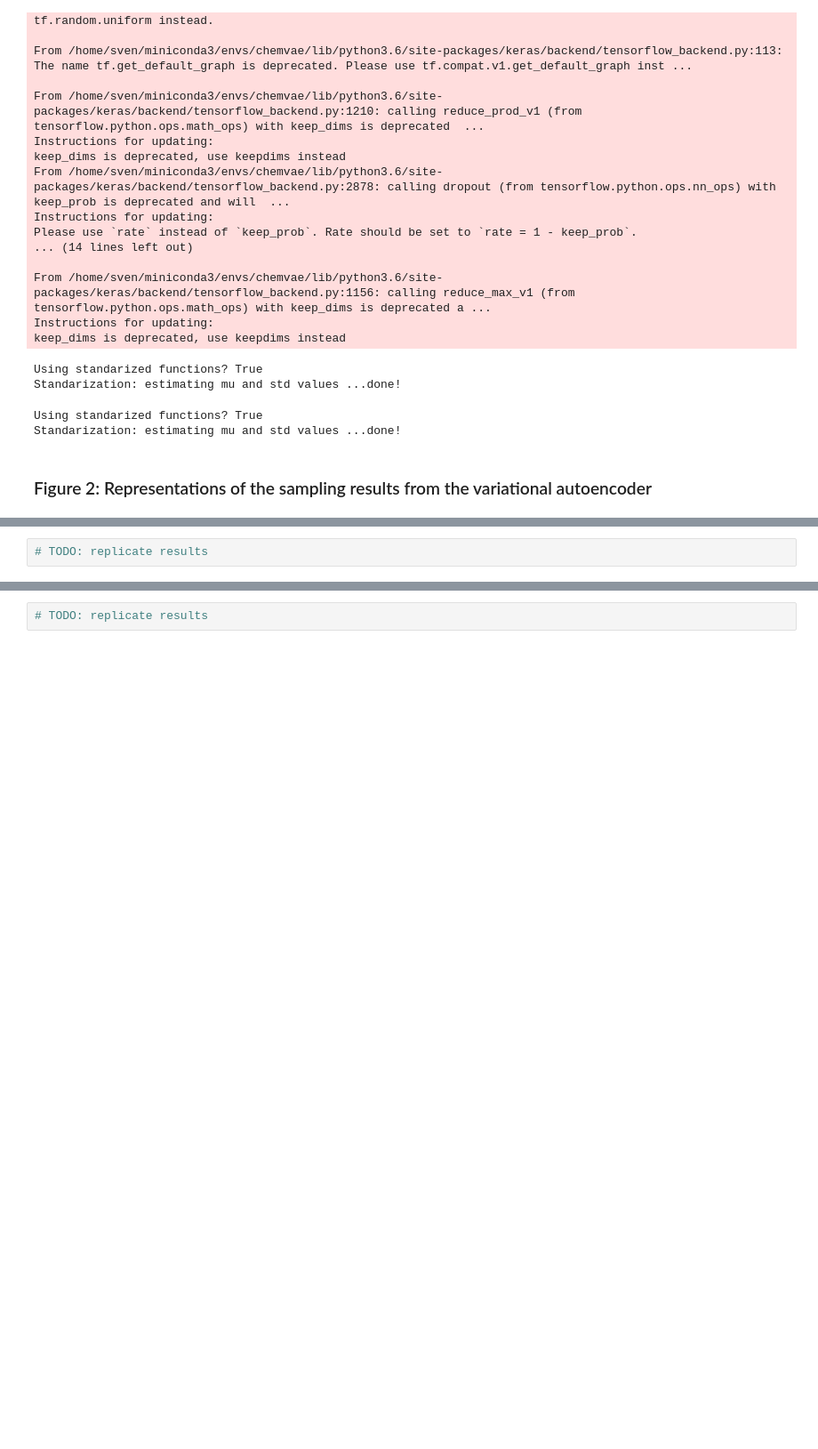
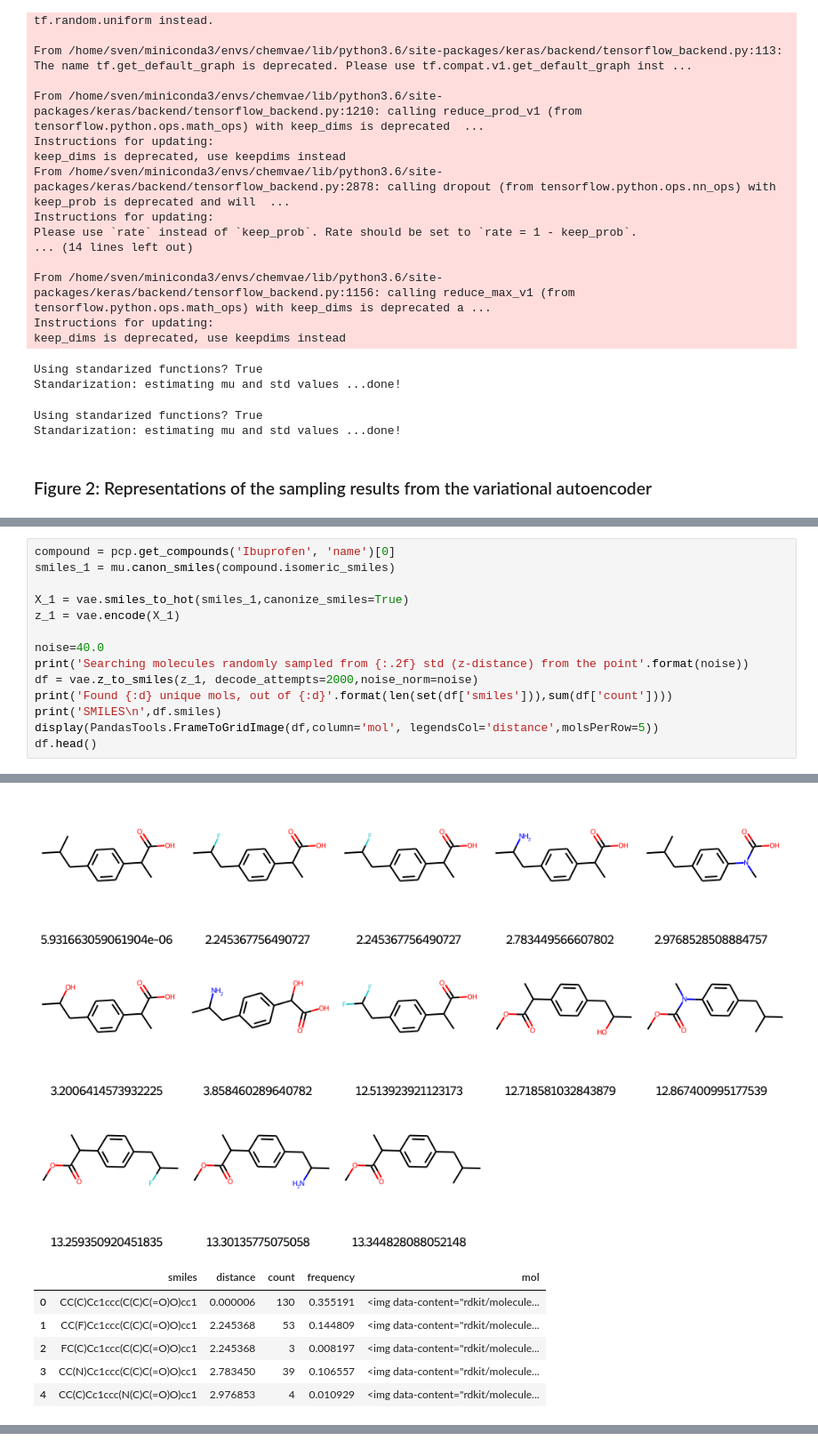
Before and after one commit to KnightTec/chemical_vae, a Jupyter notebook: examples/zinc_results.ipynb, the cells around one changed output, grey strips where cells are left out. Shown at 89% size. Cells and saved outputs as stored; diff of their text form; blank space fills up the shorter version.

Commit message:
Add further ZINC results

```diff
--- a/examples/zinc_results.ipynb
+++ b/examples/zinc_results.ipynb
@@ -173,5 +175,18 @@ c) molecules sampled near the location of ibuprofen in latent space. The values
 the decoded molecule to ibuprofen
 
 ![](../aux_data/fig2c.PNG)
-# %%
-# TODO: replicate results
+# %%
+compound = pcp.get_compounds('Ibuprofen', 'name')[0]
+smiles_1 = mu.canon_smiles(compound.isomeric_smiles)
+
+X_1 = vae.smiles_to_hot(smiles_1,canonize_smiles=True)
+z_1 = vae.encode(X_1)
+
+noise=40.0
+print('Searching molecules randomly sampled from {:.2f} std (z-distance) from the point'.format(noise))
+df = vae.z_to_smiles(z_1, decode_attempts=2000,noise_norm=noise)
+print('Found {:d} unique mols, out of {:d}'.format(len(set(df['smiles'])),sum(df['count'])))
+print('SMILES\n',df.smiles)
+display(PandasTools.FrameToGridImage(df,column='mol', legendsCol='distance',molsPerRow=5))
+df.head()
+# %% [output]
@@ -178,6 +227,11 @@ the decoded molecule to ibuprofen
+[figure, added]
+|  | smiles | distance | count | frequency | mol |
+| 0 | CC(C)Cc1ccc(C(C)C(=O)O)cc1 | 0.000006 | 130 | 0.355191 | <img data-content="rdkit/molecule... |
+| 1 | CC(F)Cc1ccc(C(C)C(=O)O)cc1 | 2.245368 | 53 | 0.144809 | <img data-content="rdkit/molecule... |
+| 2 | FC(C)Cc1ccc(C(C)C(=O)O)cc1 | 2.245368 | 3 | 0.008197 | <img data-content="rdkit/molecule... |
+| 3 | CC(N)Cc1ccc(C(C)C(=O)O)cc1 | 2.783450 | 39 | 0.106557 | <img data-content="rdkit/molecule... |
+| 4 | CC(C)Cc1ccc(N(C)C(=O)O)cc1 | 2.976853 | 4 | 0.010929 | <img data-content="rdkit/molecule... |
 # %% [markdown]
 d) slerp interpolation between two molecules in latent space using six steps of equal distance
 
 ![](../aux_data/fig2d.PNG)
-# %%
-# TODO: replicate results
```
Also changed, not shown: parts of 15 cells of this notebook, 3 other files.
